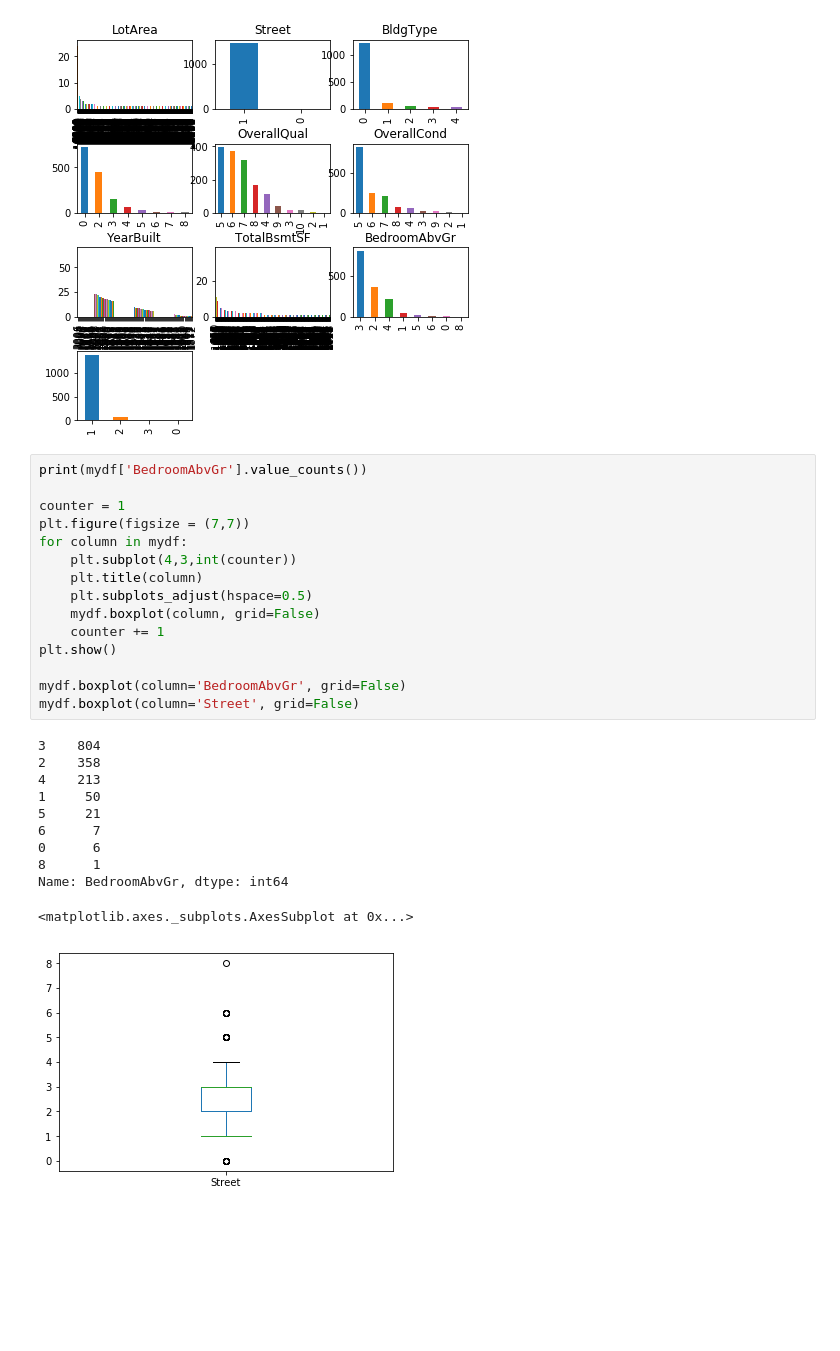
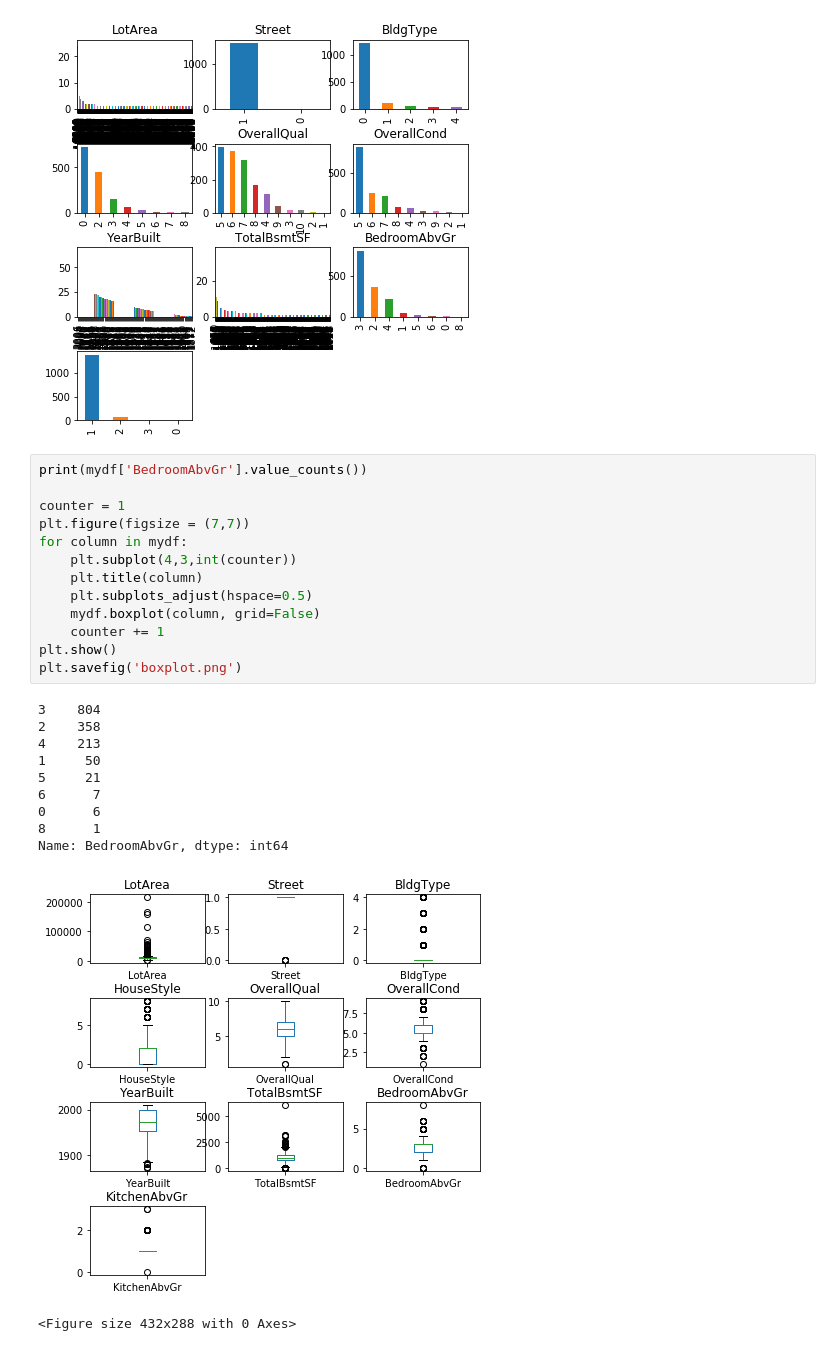
Before and after one commit to jecs89/LearningEveryDay, a Jupyter notebook: ML/Ciencia Dados.ipynb, the cells around one changed output. Saved outputs shown, nothing was run; the diff lists cells and outputs as text; blank space fills up the shorter version.

```diff
--- a/ML/Ciencia Dados.ipynb
+++ b/ML/Ciencia Dados.ipynb
@@ -326,27 +326,25 @@ plt.show()
 # %%
 print(mydf['BedroomAbvGr'].value_counts())
 
 counter = 1
 plt.figure(figsize = (7,7))
 for column in mydf:
     plt.subplot(4,3,int(counter))
     plt.title(column)
     plt.subplots_adjust(hspace=0.5)
     mydf.boxplot(column, grid=False)
     counter += 1
 plt.show()
-
-mydf.boxplot(column='BedroomAbvGr', grid=False)
-mydf.boxplot(column='Street', grid=False)
+plt.savefig('boxplot.png')
 # %% [output]
 3    804
 2    358
 4    213
 1     50
 5     21
 6      7
 0      6
 8      1
 Name: BedroomAbvGr, dtype: int64
+[figure, new version]
-<matplotlib.axes._subplots.AxesSubplot at 0x...>
+<Figure size 432x288 with 0 Axes>
-[figure, old version]
```
Also changed, not shown: parts of 4 cells of this notebook.
